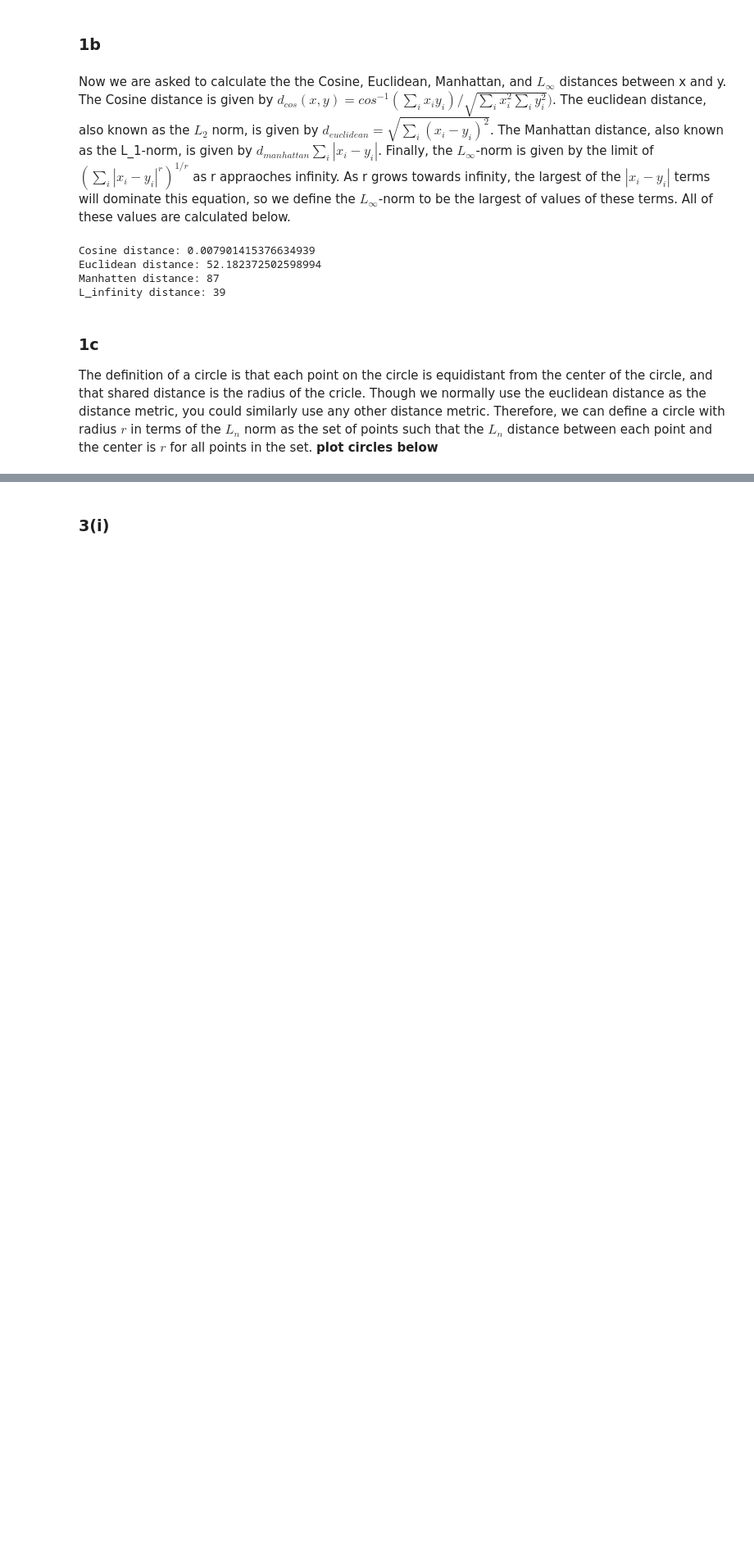
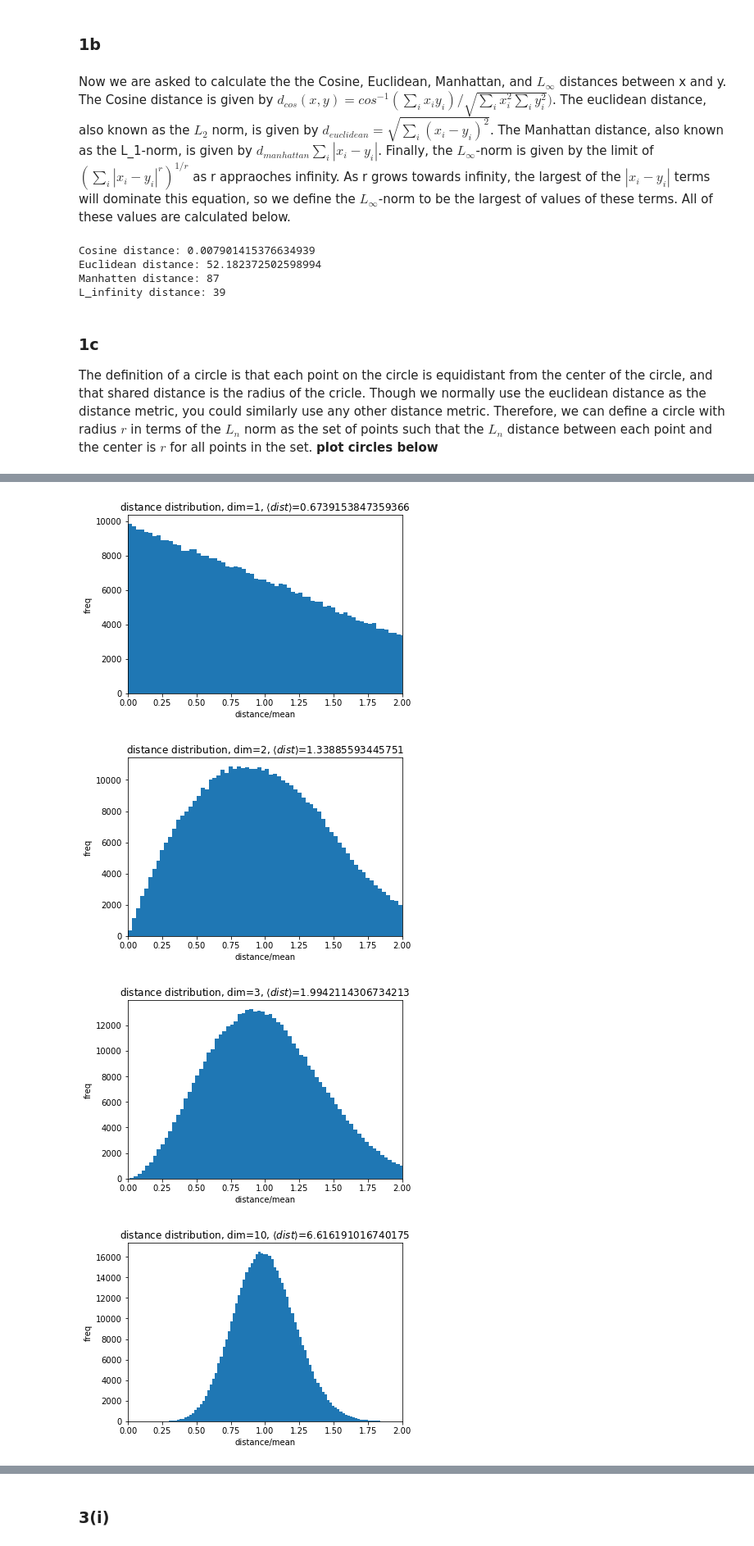
Before and after one commit to zmiller22/AM120, a Jupyter notebook: HW07/HW07.ipynb, the cells around one changed output, grey strips where cells are left out. Shown at 82% size. Saved outputs shown, nothing was run; the diff lists cells and outputs as text; code cells hidden in the pictures; blank space fills up the shorter version.

```diff
--- a/HW07/HW07.ipynb
+++ b/HW07/HW07.ipynb
@@ -66,0 +70,70 @@ The definition of a circle is that each point on the circle is equidistant from
+# %%
+import numpy as np
+from numpy import linalg
+import matplotlib.pyplot as plt
+import matplotlib
+import math
+
+## parameters:
+N=1000; # number of vectors, make it even
+np.random.seed(3454)
+
+## loop over dimension:
+for d in [1,2,3,10,50,100,200,300]:
+    ## setup a set of row vectors of uniformly distributed random
+    ## numbers between -1 and 1 - each row of X is a vector:
+    X=2*(np.random.random((N,d))-0.5);
+    #Xnorm=np.zeros((N,1));
+    #for i in range(0,N):
+    #    Xnorm[i]=np.sqrt(np.dot(X[i,:],X[i,:]));
+
+    i=0;
+    distances=np.zeros((int(N*(N-1)/2),1));
+    angles=np.zeros((int(N*(N-1)/2),1));
+    for n in range(0,N):
+        for m in range(0,(n-1)):
+            #diff=X[n,:]-X[m,:];
+            distances[i]=np.sum(np.abs(X[n,:]-X[m,:]));
+            #angles[i]=np.arccos(np.dot(X[n,:],X[m,:])/(Xnorm[n]*Xnorm[m]));
+            i=i+1;
+
+    dist_mean=np.mean(distances[0:i]);
+    distances=distances[0:i]/dist_mean;
+    angle_mean=np.mean(angles[0:i])*180/math.pi;
+    angles=angles[0:i]*180/math.pi;
+
+    plt.figure(1); plt.clf();
+    ## plot distribution of distances:
+    #plt.subplot(2,1,1);
+    counts1,edges1,patches1=plt.hist(distances,100);
+    counts=counts1/sum(counts1);
+    centers=(edges1[0:100]+edges1[1:101])/2;
+    plt.bar(centers,counts);
+    plt.xlim([0,2]);
+    plt.title('distance distribution, dim='+repr(d)
+              +', $\\langle{}dist\\rangle$='+repr(dist_mean))
+    plt.xlabel('distance/mean');
+    plt.ylabel('freq');
+
+    #plt.subplot(2,1,2);
+    ## plot distribution of angles:
+    #counts2,edges2,pathches2=plt.hist(angles,100);
+    #counts=counts/sum(counts);
+    #centers2=(edges2[0:100]+edges2[1:101])/2;
+    #plt.bar(centers2,counts2);
+    #plt.xlim([0,180]);
+    #plt.title('angle distribution, dim='+repr(d)
+    #      +', $\\langle\\theta\\rangle$='+repr(angle_mean))
+    #plt.xlabel('angle (degree)');
+    #plt.ylabel('freq');
+
+    #plt.tight_layout()
+    plt.pause(0.05)
+    #wait = input("Enter to continue...")
+
+plt.show()
+# %% [output]
+[figure, added]
+[figure, added]
+[figure, added]
+[figure, added]
```
Also changed, not shown: parts of 18 cells of this notebook.
